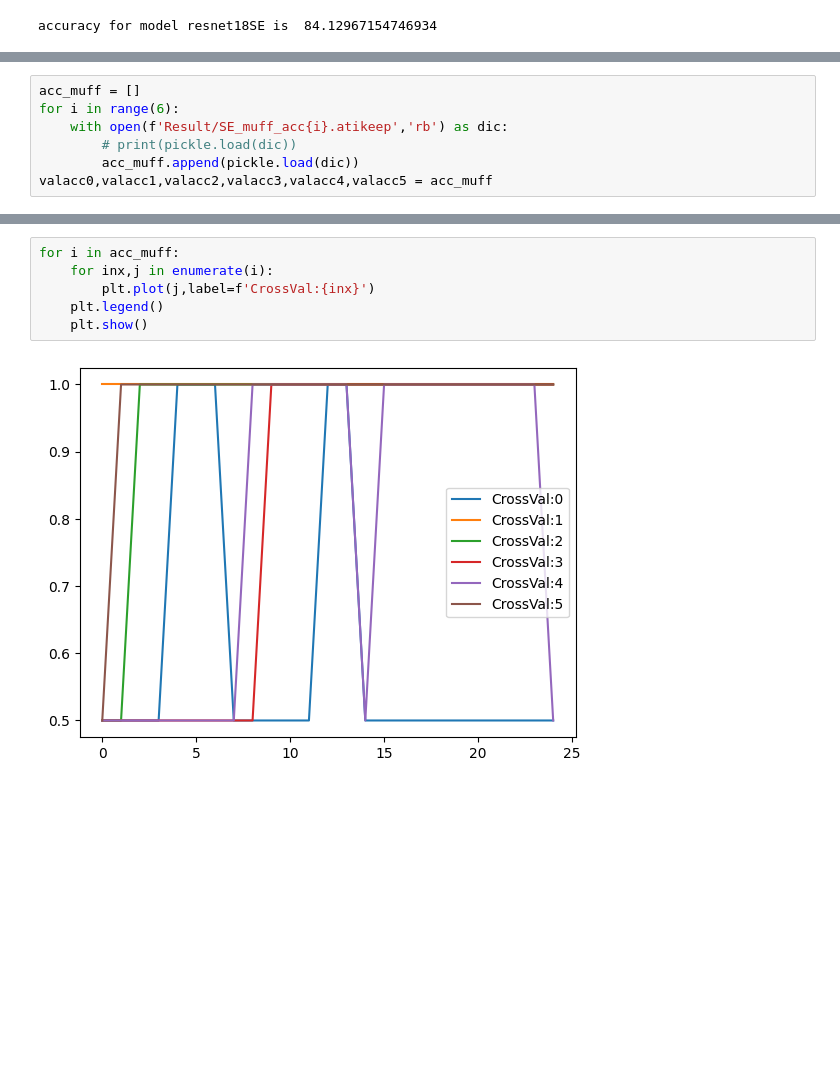
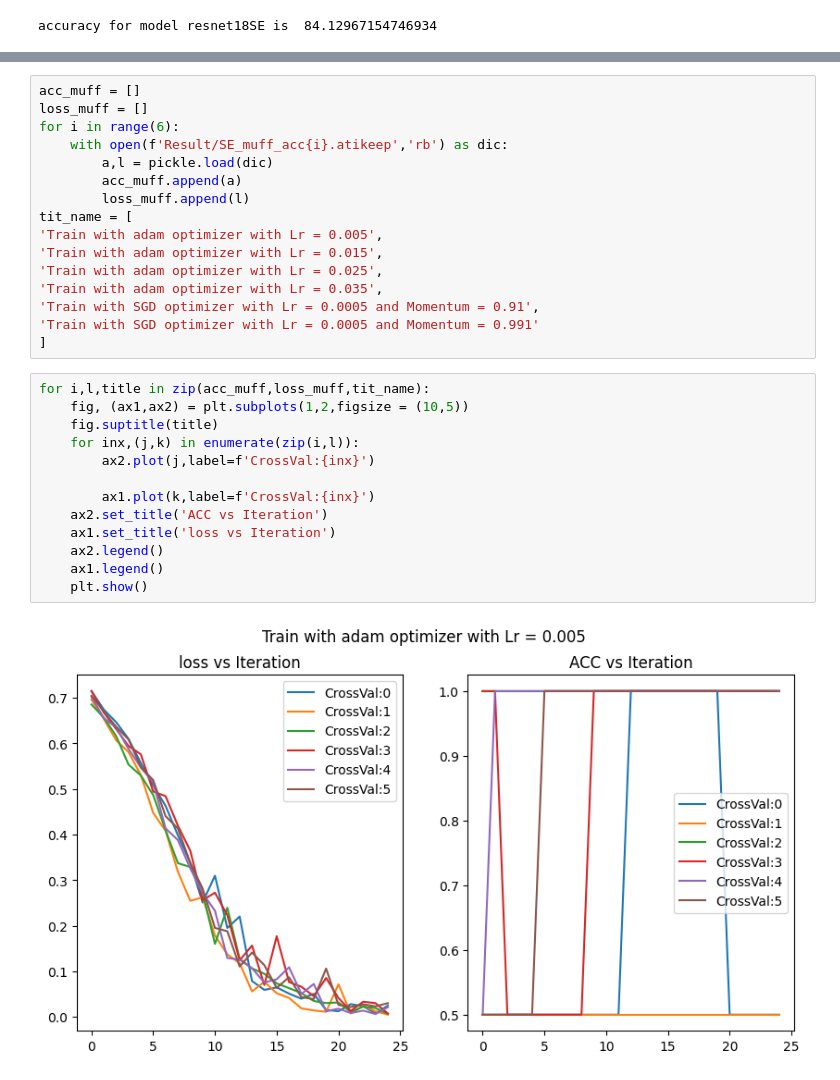
Before and after one commit to AtiChetsurakul/RTML_Labsession, a Jupyter notebook: 03_resnet/Res_pyProj/st123009_report.ipynb, the cells around one changed output, grey strips where cells are left out. Cells and saved outputs as stored; diff of their text form; blank space fills up the shorter version.

```diff
--- a/03_resnet/Res_pyProj/st123009_report.ipynb
+++ b/03_resnet/Res_pyProj/st123009_report.ipynb
@@ -256,7 +253,0 @@ accuracy for model resnet18SE is  84.12967154746934
-# %%
-acc_muff = []
-for i in range(6):
-    with open(f'Result/SE_muff_acc{i}.atikeep','rb') as dic:
-        # print(pickle.load(dic))
-        acc_muff.append(pickle.load(dic))
-valacc0,valacc1,valacc2,valacc3,valacc4,valacc5 = acc_muff
@@ -263,8 +264,31 @@ valacc0,valacc1,valacc2,valacc3,valacc4,valacc5 = acc_muff
+# %%
+acc_muff = []
+loss_muff = []
+for i in range(6):
+    with open(f'Result/SE_muff_acc{i}.atikeep','rb') as dic:
+        a,l = pickle.load(dic)
+        acc_muff.append(a)
+        loss_muff.append(l)
+tit_name = [
+'Train with adam optimizer with Lr = 0.005',
+'Train with adam optimizer with Lr = 0.015',
+'Train with adam optimizer with Lr = 0.025',
+'Train with adam optimizer with Lr = 0.035',
+'Train with SGD optimizer with Lr = 0.0005 and Momentum = 0.91',
+'Train with SGD optimizer with Lr = 0.0005 and Momentum = 0.991'
+]
 # %%
-for i in acc_muff:
-    for inx,j in enumerate(i):
-        plt.plot(j,label=f'CrossVal:{inx}')
-    plt.legend()
+for i,l,title in zip(acc_muff,loss_muff,tit_name):
+    fig, (ax1,ax2) = plt.subplots(1,2,figsize = (10,5))
+    fig.suptitle(title)
+    for inx,(j,k) in enumerate(zip(i,l)):
+        ax2.plot(j,label=f'CrossVal:{inx}')
+
+        ax1.plot(k,label=f'CrossVal:{inx}')
+    ax2.set_title('ACC vs Iteration')
+    ax1.set_title('loss vs Iteration')
+    ax2.legend()
+    ax1.legend()
     plt.show()
 # %% [output]
-[figure, old version]
+[figure, new version]
```
Also changed, not shown: parts of 6 cells of this notebook, 4 other files.
